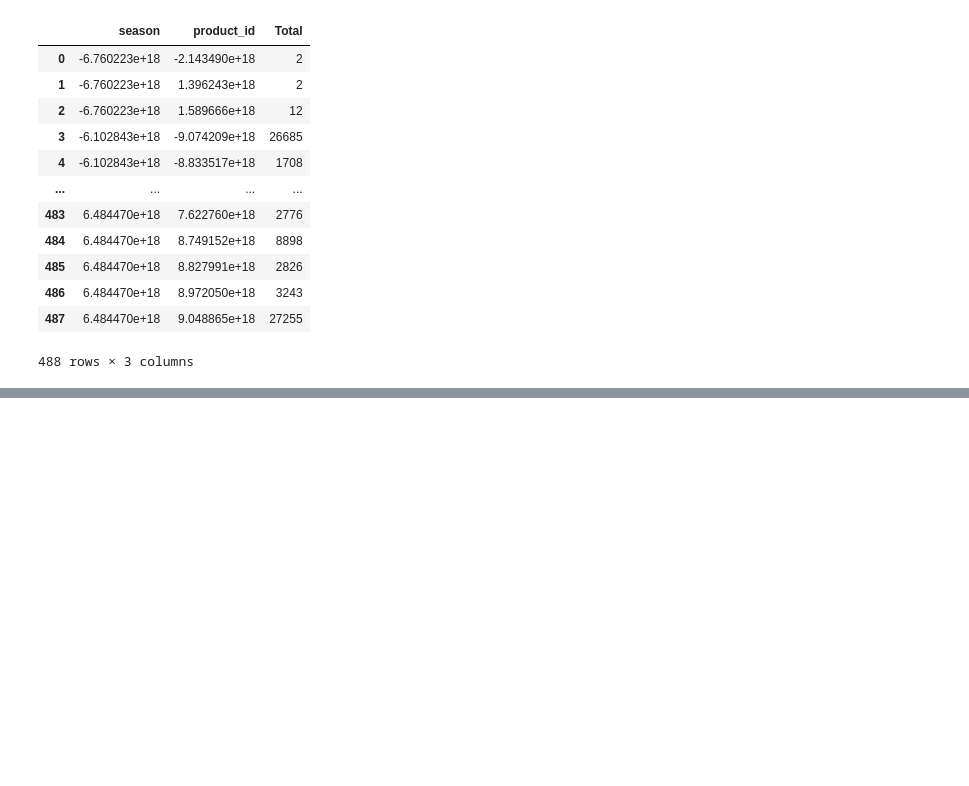
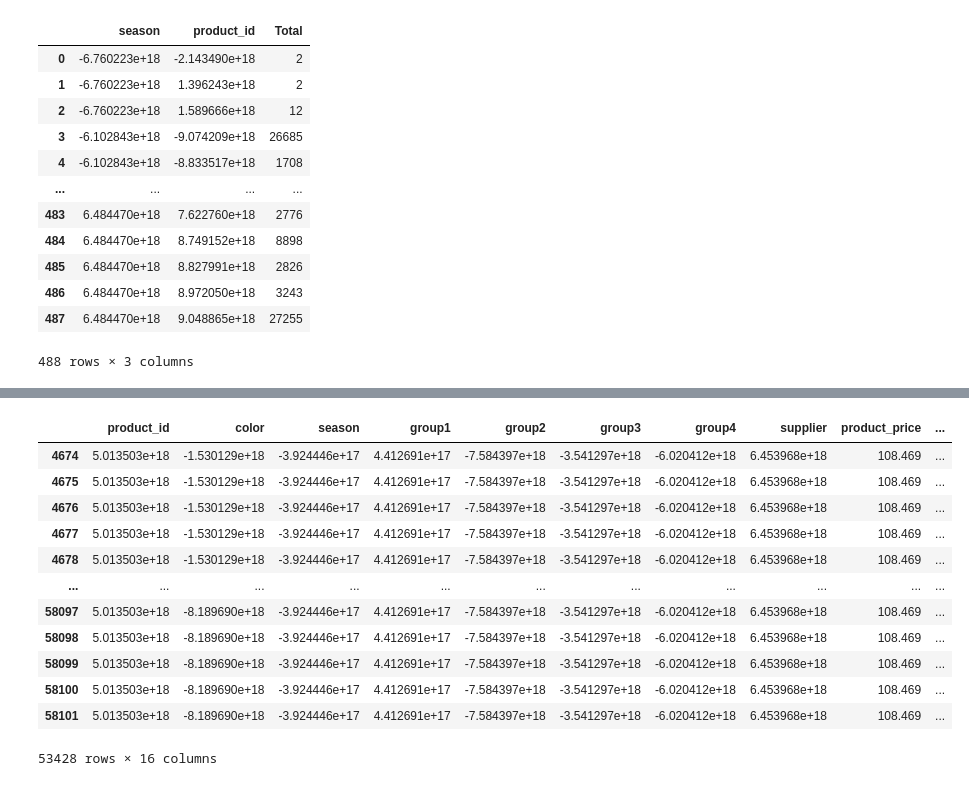
Before and after one commit to Aneruth/ProductSalesForecasting, a Jupyter notebook: Forecasting.ipynb, the cells around one changed output, grey strips where cells are left out. Drawn from its saved outputs; the diff is of its cells as text; code cells hidden in the pictures; blank space fills up the shorter version.

```diff
--- a/Forecasting.ipynb
+++ b/Forecasting.ipynb
@@ -479,0 +597,16 @@ Name: 487, dtype: float64
+# %%
+nextTopProductDf
+# %% [output]
+|  | product_id | color | season | group1 | group2 | group3 | group4 | supplier | product_price | ... |
+| 4674 | 5.013503e+18 | -1.530129e+18 | -3.924446e+17 | 4.412691e+17 | -7.584397e+18 | -3.541297e+18 | -6.020412e+18 | 6.453968e+18 | 108.469 | ... |
+| 4675 | 5.013503e+18 | -1.530129e+18 | -3.924446e+17 | 4.412691e+17 | -7.584397e+18 | -3.541297e+18 | -6.020412e+18 | 6.453968e+18 | 108.469 | ... |
+| 4676 | 5.013503e+18 | -1.530129e+18 | -3.924446e+17 | 4.412691e+17 | -7.584397e+18 | -3.541297e+18 | -6.020412e+18 | 6.453968e+18 | 108.469 | ... |
+| 4677 | 5.013503e+18 | -1.530129e+18 | -3.924446e+17 | 4.412691e+17 | -7.584397e+18 | -3.541297e+18 | -6.020412e+18 | 6.453968e+18 | 108.469 | ... |
+| 4678 | 5.013503e+18 | -1.530129e+18 | -3.924446e+17 | 4.412691e+17 | -7.584397e+18 | -3.541297e+18 | -6.020412e+18 | 6.453968e+18 | 108.469 | ... |
+| ... | ... | ... | ... | ... | ... | ... | ... | ... | ... | ... |
+| 58097 | 5.013503e+18 | -8.189690e+18 | -3.924446e+17 | 4.412691e+17 | -7.584397e+18 | -3.541297e+18 | -6.020412e+18 | 6.453968e+18 | 108.469 | ... |
+| 58098 | 5.013503e+18 | -8.189690e+18 | -3.924446e+17 | 4.412691e+17 | -7.584397e+18 | -3.541297e+18 | -6.020412e+18 | 6.453968e+18 | 108.469 | ... |
+| 58099 | 5.013503e+18 | -8.189690e+18 | -3.924446e+17 | 4.412691e+17 | -7.584397e+18 | -3.541297e+18 | -6.020412e+18 | 6.453968e+18 | 108.469 | ... |
+| 58100 | 5.013503e+18 | -8.189690e+18 | -3.924446e+17 | 4.412691e+17 | -7.584397e+18 | -3.541297e+18 | -6.020412e+18 | 6.453968e+18 | 108.469 | ... |
+| 58101 | 5.013503e+18 | -8.189690e+18 | -3.924446e+17 | 4.412691e+17 | -7.584397e+18 | -3.541297e+18 | -6.020412e+18 | 6.453968e+18 | 108.469 | ... |
+53428 rows × 16 columns
```
Also changed, not shown: parts of 53 cells of this notebook.
